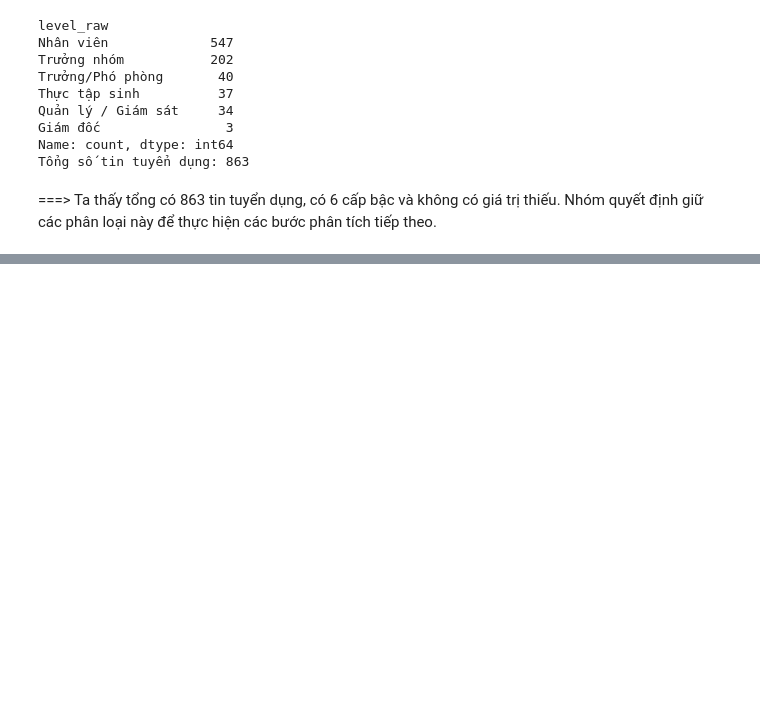
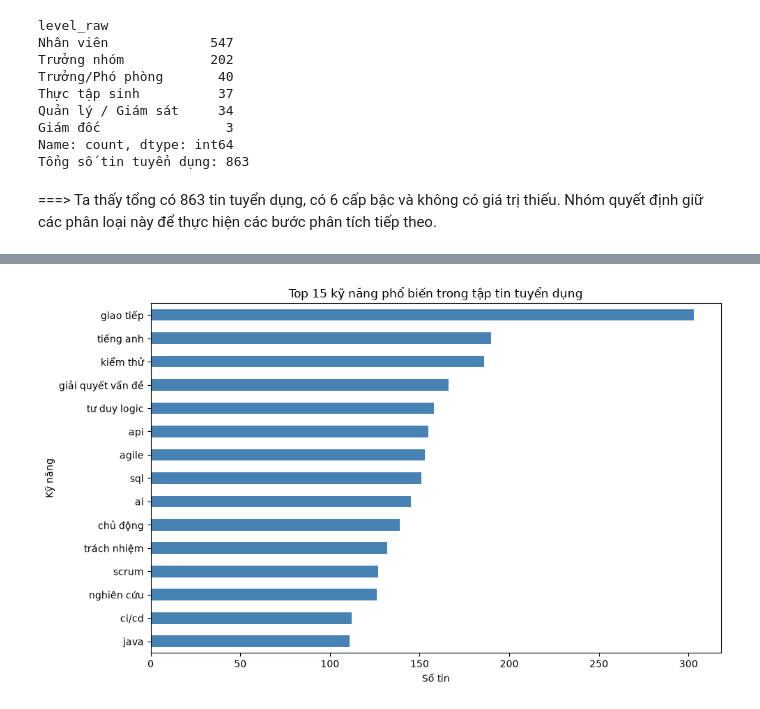
Before and after one commit to maithanhai/data-mining, a Jupyter notebook: notebooks/Nhom07_MiningPipeline.ipynb, the cells around one changed output, grey strips where cells are left out. Drawn from its saved outputs; the diff is of its cells as text; code cells hidden in the pictures; blank space fills up the shorter version.

```diff
--- a/notebooks/Nhom07_MiningPipeline.ipynb
+++ b/notebooks/Nhom07_MiningPipeline.ipynb
@@ -531,0 +576,3 @@ Kích thước dữ liệu sạch: 863
+# %%
+figures_dir = PROJECT_ROOT / "outputs" / "figures"
+figures_dir.mkdir(parents=True, exist_ok=True)
@@ -531,0 +813,16 @@ Kích thước dữ liệu sạch: 863
+# %%
+skill_counts = (
+    df_eda["skills_analysis"]
+    .explode()
+    .dropna()
+    .value_counts()
+)
+
+top15 = skill_counts.head(15)
+
+top15_table = top15.to_frame(name="so_tin")
+top15_table["ty_le_phan_tram"] = (
+    top15_table["so_tin"] / len(df_eda) * 100
+)
+
+display(top15_table.round(2))
@@ -531,0 +880,24 @@ Kích thước dữ liệu sạch: 863
+# %%
+fig, ax = plt.subplots(figsize=(10, 6))
+
+top15.sort_values().plot(
+    kind="barh",
+    ax=ax,
+    color="steelblue"
+)
+
+ax.set_title("Top 15 kỹ năng phổ biến trong tập tin tuyển dụng")
+ax.set_xlabel("Số tin")
+ax.set_ylabel("Kỹ năng")
+
+plt.tight_layout()
+
+plt.savefig(
+    figures_dir / "top15_skills.png",
+    dpi=150,
+    bbox_inches="tight"
+)
+
+plt.show()
+# %% [output]
+[figure, added]
```
Also changed, not shown: parts of 55 cells of this notebook, 14 other files.
